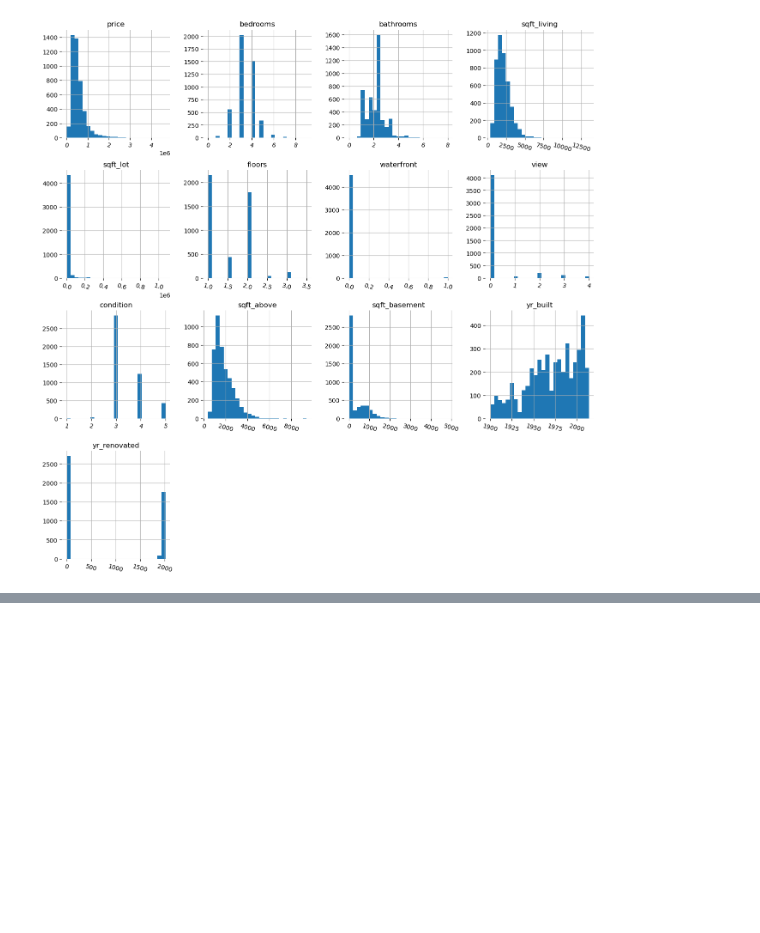
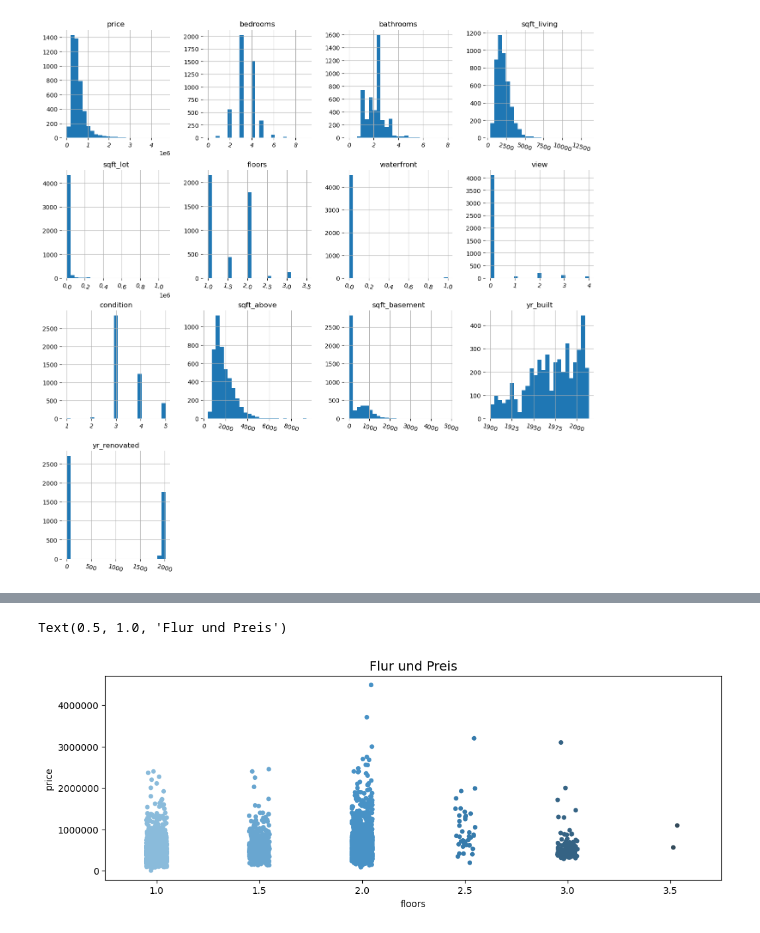
Before and after one commit to anilcemalyasar/INF505-DataMining, a Jupyter notebook: Kapitel 6/Immobilien_Vorlage.ipynb, the cells around one changed output, grey strips where cells are left out. Drawn from its saved outputs; the diff is of its cells as text; code cells hidden in the pictures; blank space fills up the shorter version.

```diff
--- a/Kapitel 6/Immobilien_Vorlage.ipynb
+++ b/Kapitel 6/Immobilien_Vorlage.ipynb
@@ -98,0 +171,11 @@ sns.despine(left=True, bottom=True)
+# %%
+df["bathrooms"] = np.where((df["bathrooms"] == 1.25), 1, df["bathrooms"])
+df = df[df["bathrooms"] < 4.75]
+# %%
+plt.figure(figsize=(12,4))
+plt.ticklabel_format(style="plain")
+ax = sns.stripplot(x=df["floors"], y=df["price"], palette="Blues_d")
+ax.set_title("Flur und Preis", fontsize=14)
+# %% [output]
+Text(0.5, 1.0, 'Flur und Preis')
+[figure, added]
```
Also changed, not shown: parts of 23 cells of this notebook.
